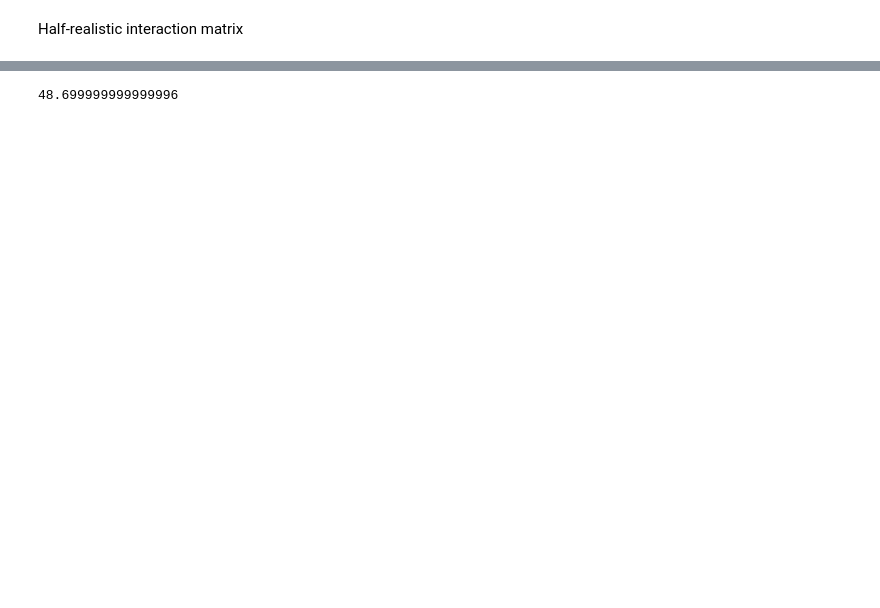
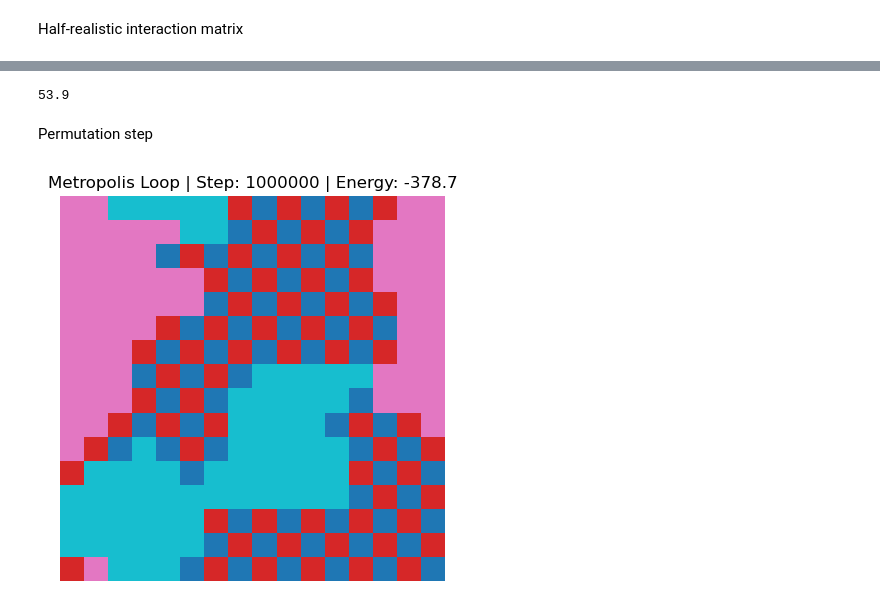
Before and after one commit to inglorious-castro/metropolis-alloy, a Jupyter notebook: alloy.ipynb, the cells around one changed output, grey strips where cells are left out. Saved outputs shown, nothing was run; the diff lists cells and outputs as text; code cells hidden in the pictures; blank space fills up the shorter version.

Commit message:
Metropolis Successfully Implemented

```diff
--- a/alloy.ipynb
+++ b/alloy.ipynb
@@ -7,6 +8,8 @@ import matplotlib.pyplot as plt
 L = 16
 num_species = 4
 total_sites = L * L
+temperature = 1.0
+steps = 1000001
 # %% [markdown]
 2. Create an equal distribution of components and shuffle
 # %%
@@ -173,9 +176,60 @@ def calculate_matrix_energy(lattice, energy_matrix):
 
     # Sum up all the mapped energies
     total_energy = np.sum(bonds_right) + np.sum(bonds_down)
-    return total_energy
+    return float(total_energy)
 
 initial_energy = calculate_matrix_energy(lattice, energy_matrix)
 print(initial_energy)
 # %% [output]
-48.699999999999996
+53.9
+# %% [markdown]
+Permutation step
+# %%
+DIRECTIONS = np.array([
+    [-1,  0],  # Up
+    [ 1,  0],  # Down
+    [ 0, -1],  # Left
+    [ 0,  1]   # Right
+])
+# %%
+# --- 2. Set Up the Static Figure ---
+fig, ax = plt.subplots(figsize=(5, 5))
+cmap_clean = plt.colormaps['tab10'].resampled(num_species)
+im = ax.imshow(lattice, cmap=cmap_clean, vmin=0, vmax=num_species-1)
+ax.axis('off')
+
+# --- 4. Metropolis Loop ---
+for step in range(steps):
+    # 1. Track initial energy
+    E_initial = calculate_matrix_energy(lattice, energy_matrix)
+
+    # 2. Select pair coordinates
+    coord_1 = np.random.randint(0, L, size=2)
+    shift = DIRECTIONS[np.random.randint(0, 4)]
+    coord_2 = (coord_1 + shift) % L
+
+    i1, j1 = coord_1
+    i2, j2 = coord_2
+
+    # 3. Propose the permutation
+    lattice[i1, j1], lattice[i2, j2] = lattice[i2, j2], lattice[i1, j1]
+
+    # 4. Track final energy and delta
+    E_final = calculate_matrix_energy(lattice, energy_matrix)
+    dE = E_final - E_initial
+
+    # 5. Acceptance Filter (reject and undo if it fails)
+    if not (dE <= 0 or np.random.rand() < np.exp(-dE / temperature)):
+        lattice[i1, j1], lattice[i2, j2] = lattice[i2, j2], lattice[i1, j1]
+
+    # 6. Live Animation (Throttle rendering to every 10 steps to save CPU)
+    if step % 1000 == 0:
+        im.set_data(lattice)
+        ax.set_title(f"Metropolis Loop | Step: {step} | Energy: {E_final:.1f}")
+        clear_output(wait=True)
+        display(fig)
+        plt.pause(0.00001)
+
+plt.close(fig)
+# %% [output]
+[figure, added]
```
Also changed, not shown: parts of 5 cells of this notebook.
